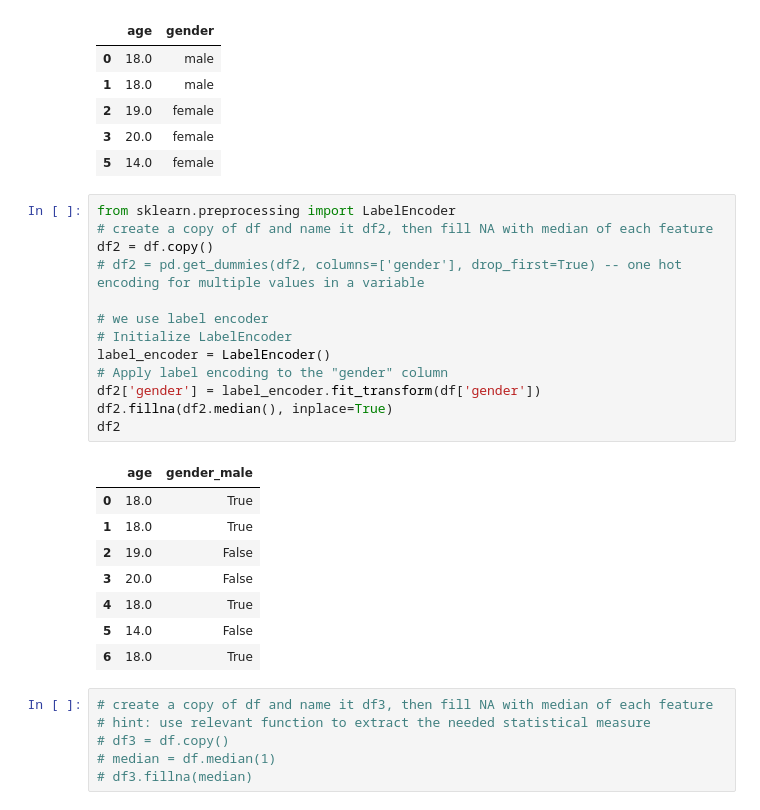
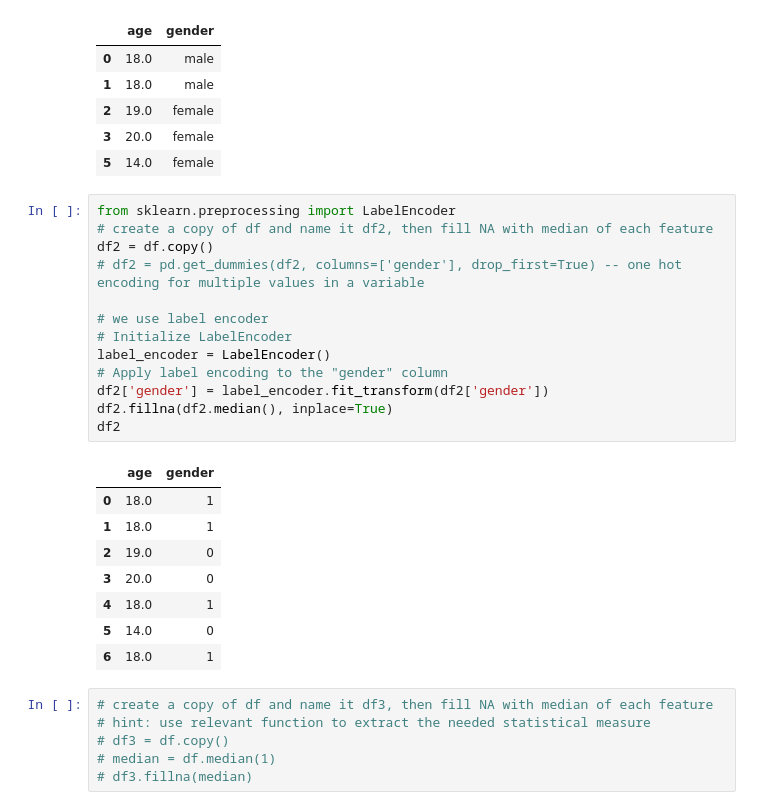
Before and after one commit to waiee/Data-Science--Revision-Gallery-, a Jupyter notebook: Data Mining/lab/Tutorial 3/DataPrep_Part1.ipynb, the cells around one changed output. Cells and saved outputs as stored; diff of their text form.

```diff
--- a/Data Mining/lab/Tutorial 3/DataPrep_Part1.ipynb
+++ b/Data Mining/lab/Tutorial 3/DataPrep_Part1.ipynb
@@ -80,25 +75,25 @@ df1.dropna()
 # %%
 from sklearn.preprocessing import LabelEncoder
 # create a copy of df and name it df2, then fill NA with median of each feature
 df2 = df.copy()
 # df2 = pd.get_dummies(df2, columns=['gender'], drop_first=True) -- one hot encoding for multiple values in a variable
 
 # we use label encoder
 # Initialize LabelEncoder
 label_encoder = LabelEncoder()
 # Apply label encoding to the "gender" column
-df2['gender'] = label_encoder.fit_transform(df['gender'])
+df2['gender'] = label_encoder.fit_transform(df2['gender'])
 df2.fillna(df2.median(), inplace=True)
 df2
 # %% [output]
-|  | age | gender_male |
-| 0 | 18.0 | True |
-| 1 | 18.0 | True |
-| 2 | 19.0 | False |
-| 3 | 20.0 | False |
-| 4 | 18.0 | True |
-| 5 | 14.0 | False |
-| 6 | 18.0 | True |
+|  | age | gender |
+| 0 | 18.0 | 1 |
+| 1 | 18.0 | 1 |
+| 2 | 19.0 | 0 |
+| 3 | 20.0 | 0 |
+| 4 | 18.0 | 1 |
+| 5 | 14.0 | 0 |
+| 6 | 18.0 | 1 |
 # %%
 # create a copy of df and name it df3, then fill NA with median of each feature
 # hint: use relevant function to extract the needed statistical measure
```
Also changed, not shown: parts of 2 cells of this notebook.
